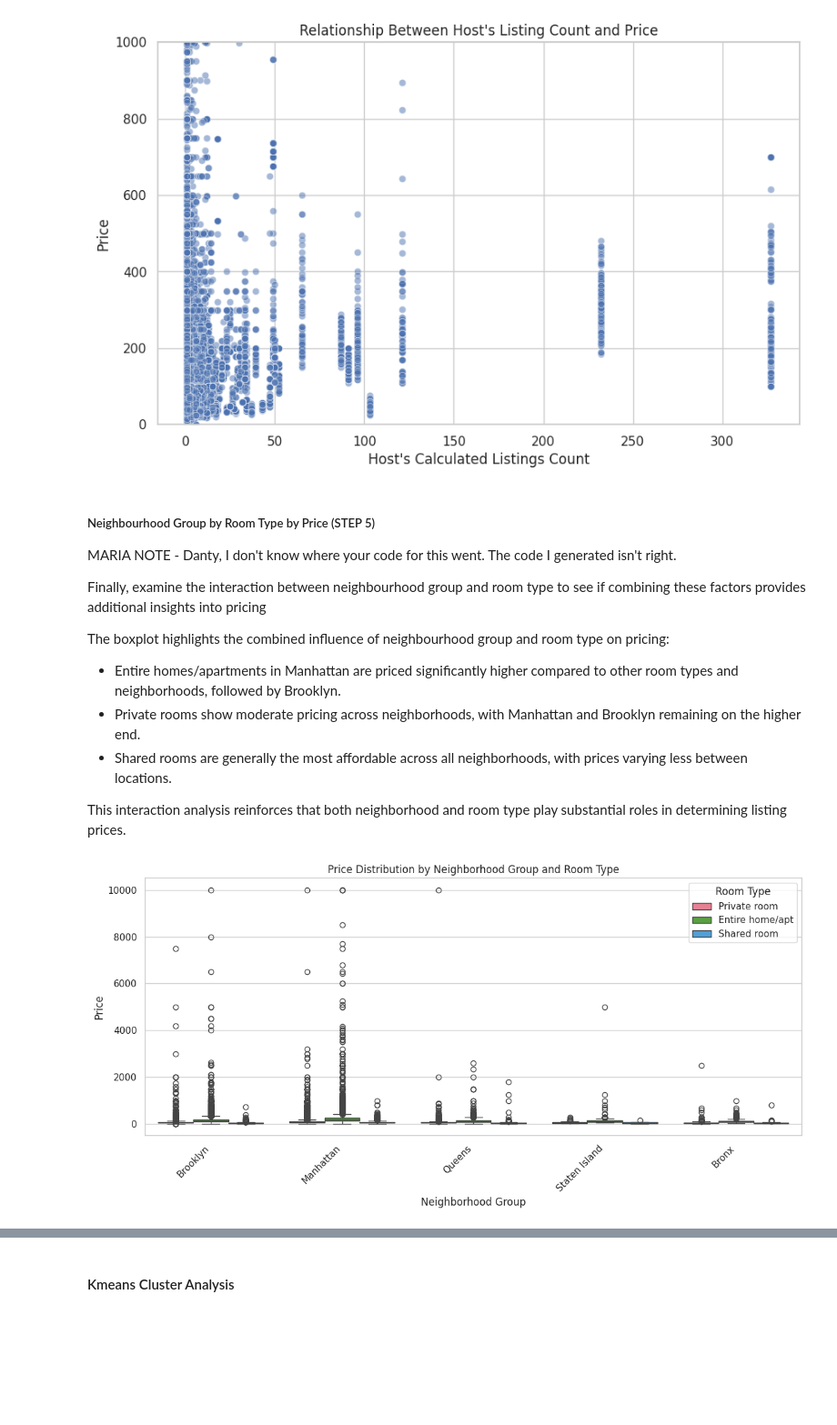
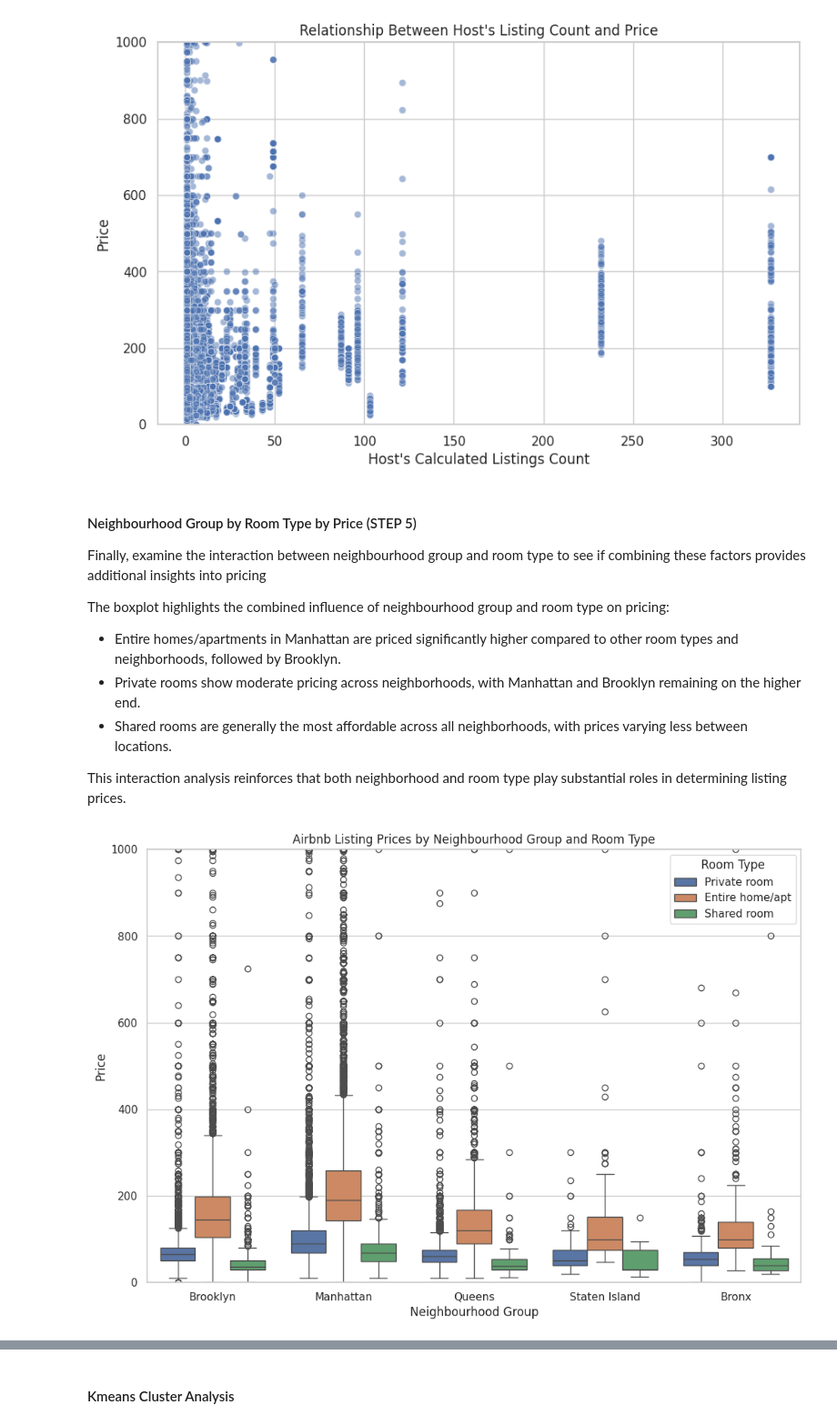
Before and after one commit to mariaingold/AirbnbNYC, a Jupyter notebook: AirbnbNYC.ipynb, the cells around one changed output, grey strips where cells are left out. Shown at 91% size. Saved outputs shown, nothing was run; the diff lists cells and outputs as text; code cells hidden in the pictures; blank space fills up the shorter version.

```diff
--- a/AirbnbNYC.ipynb
+++ b/AirbnbNYC.ipynb
@@ -917,9 +949,7 @@ plt.show()
 # %% [output]
 [figure]
 # %% [markdown]
-##### Neighbourhood Group by Room Type by Price (STEP 5)
-
-MARIA NOTE - Danty, I don't know where your code for this went. The code I generated isn't right.
+#### Neighbourhood Group by Room Type by Price (STEP 5)
 
 Finally, examine the interaction between neighbourhood group and room type to see if combining these factors provides additional insights into pricing
 
@@ -930,17 +960,19 @@ The boxplot highlights the combined influence of neighbourhood group and room ty
 
 This interaction analysis reinforces that both neighborhood and room type play substantial roles in determining listing prices.
 # %%
-plt.figure(figsize=(12, 6))  # Adjust figure size as needed
-sns.boxplot(x='neighbourhood_group', y='price', hue='room_type', data=nyc_airbnb_df, palette="husl")  # Changed palette to "husl"
-plt.title('Price Distribution by Neighborhood Group and Room Type')
-plt.xlabel('Neighborhood Group')
-plt.ylabel('Price')
-plt.xticks(rotation=45, ha='right')  # Rotate x-axis labels for readability
-plt.legend(title='Room Type')
-plt.tight_layout()
+# Step 5: Price by Neighbourhood Group and Room Type Interaction
+
+# Boxplot to show price distribution by neighbourhood group and room type
+plt.figure(figsize=(12, 8))
+sns.boxplot(x='neighbourhood_group', y='price', hue='room_type', data=nyc_airbnb_df)
+plt.ylim(0, 1000)  # Limit y-axis for clearer view
+plt.title("Airbnb Listing Prices by Neighbourhood Group and Room Type")
+plt.xlabel("Neighbourhood Group")
+plt.ylabel("Price")
+plt.legend(title="Room Type")
 plt.show()
 # %% [output]
-[figure, old version]
+[figure, new version]
 # %% [markdown]
 ### MULTIVARIATE ANALYSIS
 
```
Also changed, not shown: parts of 16 cells of this notebook.
